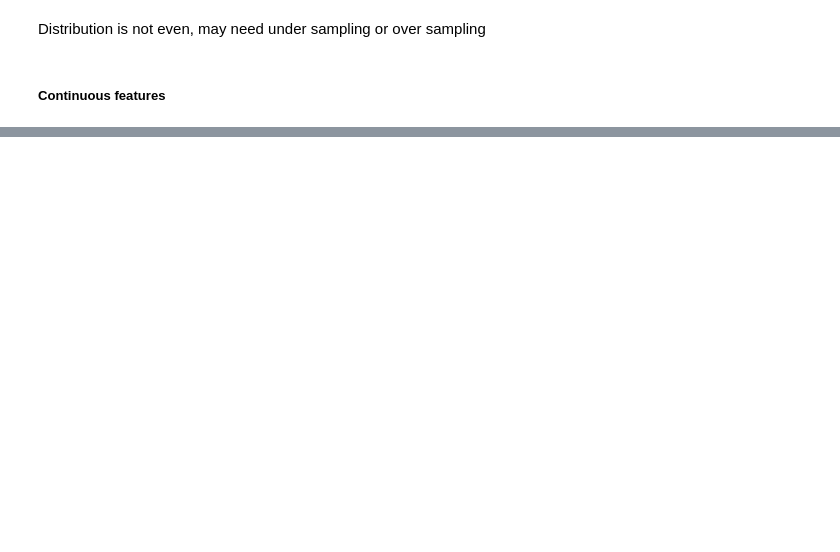
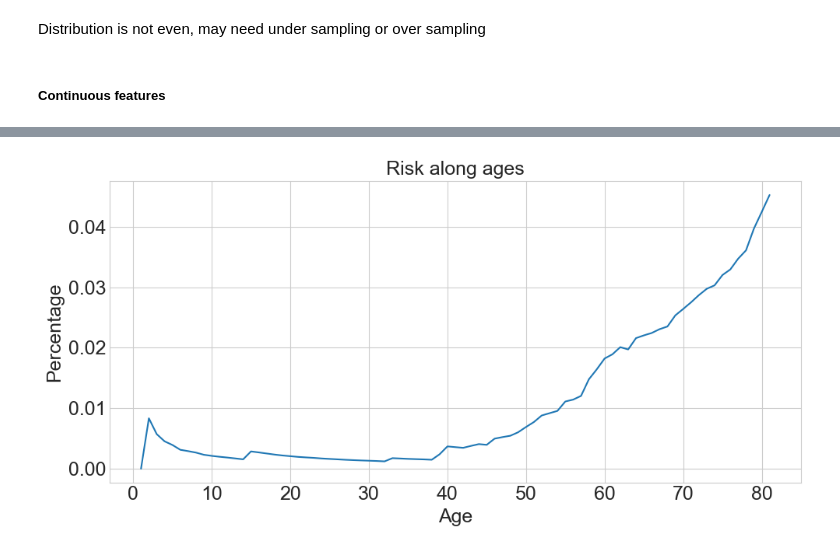
Before and after one commit to PdAlbedo/Stroke_Data_Prediction, a Jupyter notebook: Stroke_Prediction.ipynb, the cells around one changed output, grey strips where cells are left out. Drawn from its saved outputs; the diff is of its cells as text; code cells hidden in the pictures; blank space fills up the shorter version.

```diff
--- a/Stroke_Prediction.ipynb
+++ b/Stroke_Prediction.ipynb
@@ -143 +161,22 @@ A greater percentage of patients over 65 years old have stroke
 So we may divide the age feature into three groups
+# %%
+# Risk of getting stroke along age
+fig = plt.figure(figsize = (10, 5), dpi = 100)
+
+stroke_data['age'] = stroke_data['age'].astype(int)
+
+rate = []
+for i in range(stroke_data['age'].min(), stroke_data['age'].max()):
+    rate.append(stroke_data[stroke_data['age'] < i]['stroke'].sum() / len(stroke_data[stroke_data['age'] < i]['stroke']))
+
+sns.lineplot(data = rate)
+plt.tick_params(axis = 'both', which = 'major', labelsize = 18)
+plt.tick_params(axis = u'both', which = u'both',length = 0)
+plt.title('Risk along ages', fontdict = {'fontsize': 18})
+plt.xlabel('Age', fontdict = {'fontsize': 18})
+plt.ylabel('Percentage', fontdict = {'fontsize': 18})
+
+fig.tight_layout()
+plt.show()
+# %% [output]
+[figure, added]
```
Also changed, not shown: parts of 13 cells of this notebook.
